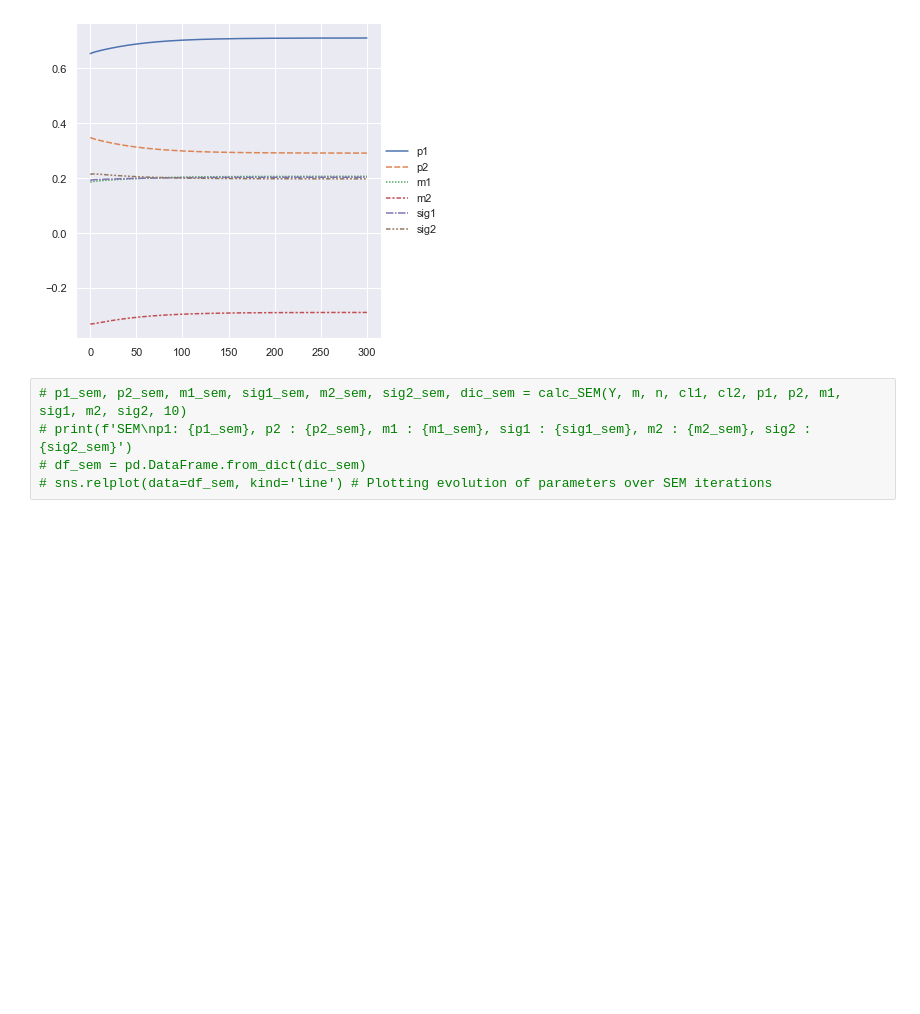
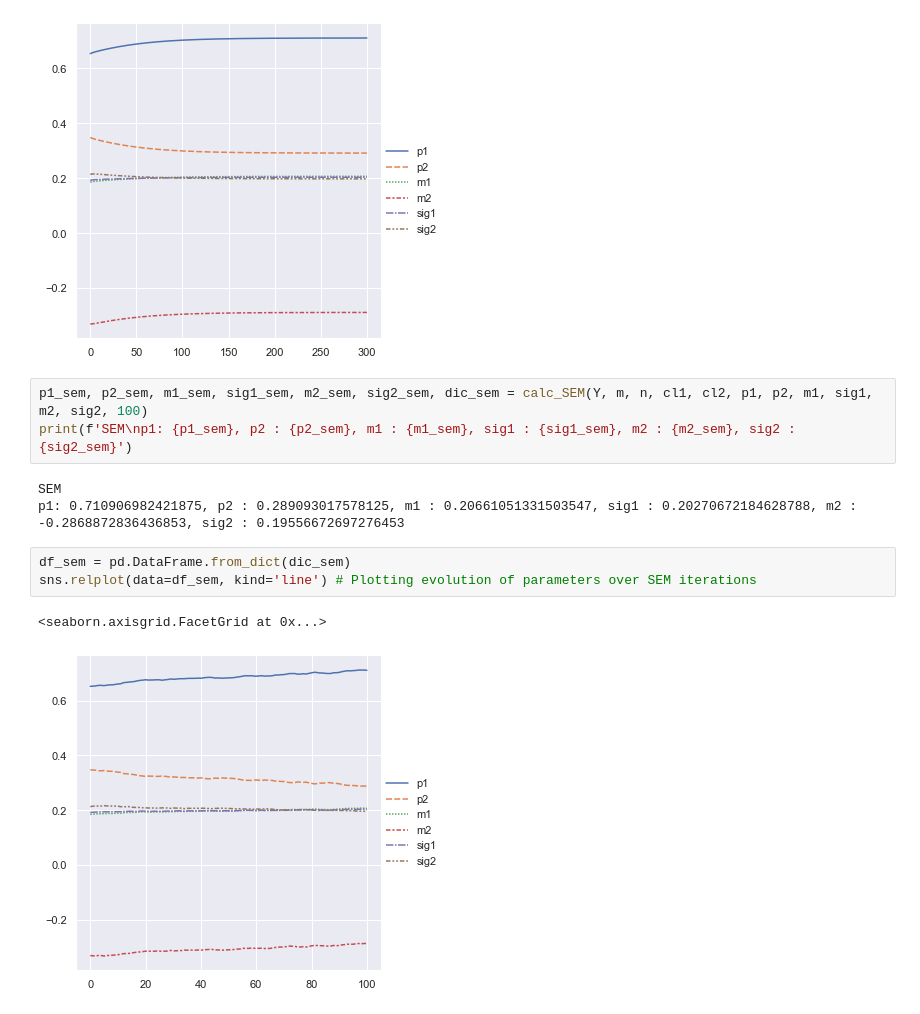
Before and after one commit to Koowah/Image-Segmentation, a Jupyter notebook: basic-tools.ipynb, the cells around one changed output. Drawn from its saved outputs; the diff is of its cells as text; blank space fills up the shorter version.

```diff
--- a/basic-tools.ipynb
+++ b/basic-tools.ipynb
@@ -365,7 +365,14 @@ EM
 p1: 0.709243694146873, p2 : 0.290756305853127, m1 : 0.20622373215082804, sig1 : 0.2026409429877486, m2 : -0.28884128107182494, sig2 : 0.19706673863521684
 [figure]
 # %%
-# p1_sem, p2_sem, m1_sem, sig1_sem, m2_sem, sig2_sem, dic_sem = calc_SEM(Y, m, n, cl1, cl2, p1, p2, m1, sig1, m2, sig2, 10)
-# print(f'SEM\np1: {p1_sem}, p2 : {p2_sem}, m1 : {m1_sem}, sig1 : {sig1_sem}, m2 : {m2_sem}, sig2 : {sig2_sem}')
-# df_sem = pd.DataFrame.from_dict(dic_sem)
-# sns.relplot(data=df_sem, kind='line') # Plotting evolution of parameters over SEM iterations
+p1_sem, p2_sem, m1_sem, sig1_sem, m2_sem, sig2_sem, dic_sem = calc_SEM(Y, m, n, cl1, cl2, p1, p2, m1, sig1, m2, sig2, 100)
+print(f'SEM\np1: {p1_sem}, p2 : {p2_sem}, m1 : {m1_sem}, sig1 : {sig1_sem}, m2 : {m2_sem}, sig2 : {sig2_sem}')
+# %% [output]
+SEM
+p1: 0.710906982421875, p2 : 0.289093017578125, m1 : 0.20661051331503547, sig1 : 0.20270672184628788, m2 : -0.2868872836436853, sig2 : 0.19556672697276453
+# %%
+df_sem = pd.DataFrame.from_dict(dic_sem)
+sns.relplot(data=df_sem, kind='line') # Plotting evolution of parameters over SEM iterations
+# %% [output]
+<seaborn.axisgrid.FacetGrid at 0x...>
+[figure, added]
```
Also changed, not shown: 12 other files.
